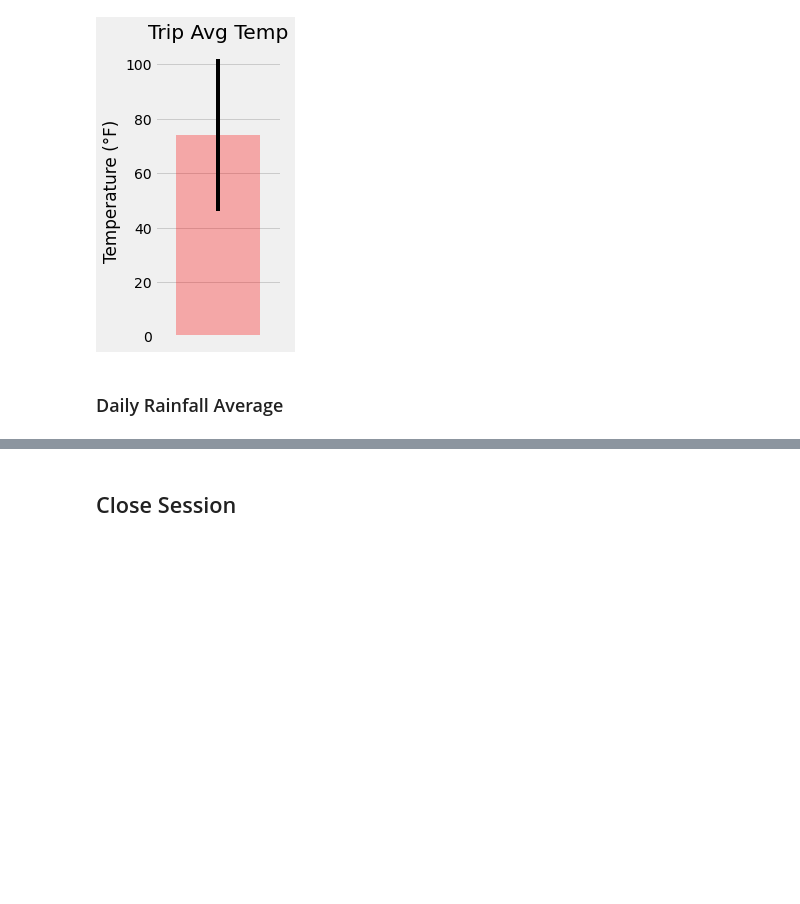
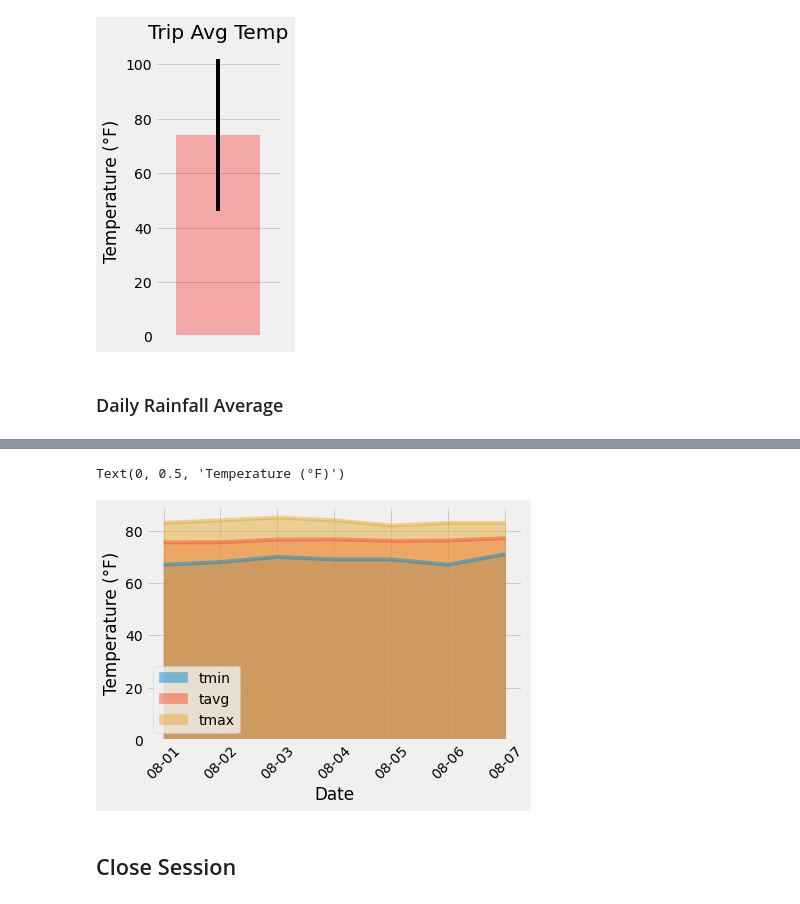
Before and after one commit to ahowellgates/sqlalchemy-challenge, a Jupyter notebook: temp_analysis_bonus_2_starter.ipynb, the cells around one changed output, grey strips where cells are left out. Cells and saved outputs as stored; diff of their text form; code cells hidden in the pictures; blank space fills up the shorter version.

```diff
--- a/temp_analysis_bonus_2_starter.ipynb
+++ b/temp_analysis_bonus_2_starter.ipynb
@@ -129,10 +171,25 @@ start_date = '2017-08-01'
 end_date = '2017-08-07'
 
 # Use the start and end date to create a range of dates
-
-
+start = dt.datetime.strptime(start_date, '%Y-%m-%d')
+end = dt.datetime.strptime(end_date, '%Y-%m-%d')
+days = (end - start).days
+date_list = [start + dt.timedelta(days=x) for x in range(days+1)]
+date_list
 # Strip off the year and save a list of strings in the format %m-%d
-
+month_date_list = [date.strftime('%m-%d') for date in date_list]
+month_date_list
 
 # Use the `daily_normals` function to calculate the normals for each date string
 # and append the results to a list called `normals`.
+normals = []
+
+for i in range(len(month_date_list)):
+    tup = {}
+    tup['date'] = month_date_list[i]
+    tup['tmin'] = daily_normals(month_date_list[i])[0][0]
+    tup['tavg'] = daily_normals(month_date_list[i])[0][1]
+    tup['tmax'] = daily_normals(month_date_list[i])[0][2]
+    normals.append(tup)
+
+normals
@@ -139,2 +204,5 @@ end_date = '2017-08-07'
 # %%
 # Load the previous query results into a Pandas DataFrame and add the `trip_dates` range as the `date` index
+df = pd.DataFrame(normals)
+date_df = df.set_index('date')
+date_df
@@ -141,4 +219,11 @@ end_date = '2017-08-07'
 # %%
 # Plot the daily normals as an area plot with `stacked=False`
+
+date_df.plot.area(stacked=False, rot=45)
+plt.xlabel('Date')
+plt.ylabel('Temperature (°F)')
+# %% [output]
+Text(0, 0.5, 'Temperature (°F)')
+[figure, added]
 # %% [markdown]
 ## Close Session
```
Also changed, not shown: parts of 7 cells of this notebook.
